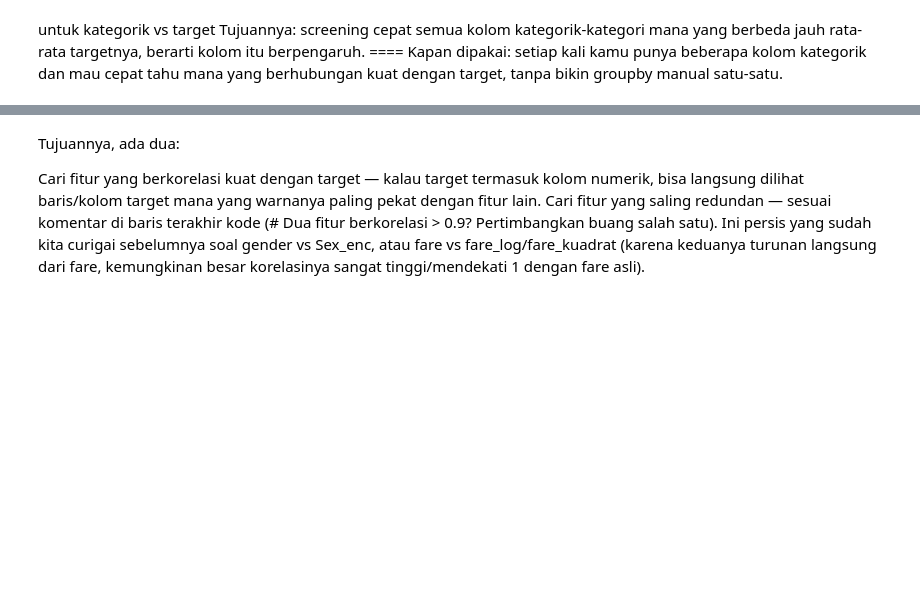
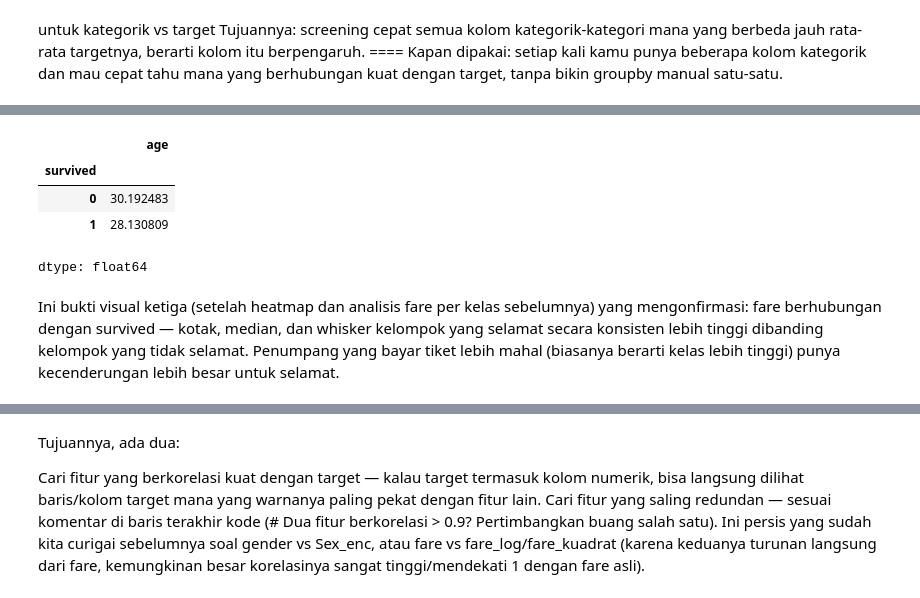
Before and after one commit to habibrmdni0-hue/Data-Science, a Jupyter notebook: Untitled3.ipynb, the cells around one changed output, grey strips where cells are left out. Cells and saved outputs as stored; diff of their text form; code cells hidden in the pictures; blank space fills up the shorter version.

```diff
--- a/Untitled3.ipynb
+++ b/Untitled3.ipynb
@@ -1925,0 +1938,10 @@ Tujuannya: screening cepat semua kolom kategorik-kategori mana yang berbeda jauh
+# %%
+train.groupby('survived')['age'].mean()
+# %% [output]
+|  | age |
+| survived |  |
+| 0 | 30.192483 |
+| 1 | 28.130809 |
+dtype: float64
+# %% [markdown]
+Ini bukti visual ketiga (setelah heatmap dan analisis fare per kelas sebelumnya) yang mengonfirmasi: fare berhubungan dengan survived — kotak, median, dan whisker kelompok yang selamat secara konsisten lebih tinggi dibanding kelompok yang tidak selamat. Penumpang yang bayar tiket lebih mahal (biasanya berarti kelas lebih tinggi) punya kecenderungan lebih besar untuk selamat.
```
Also changed, not shown: parts of 36 cells of this notebook.
